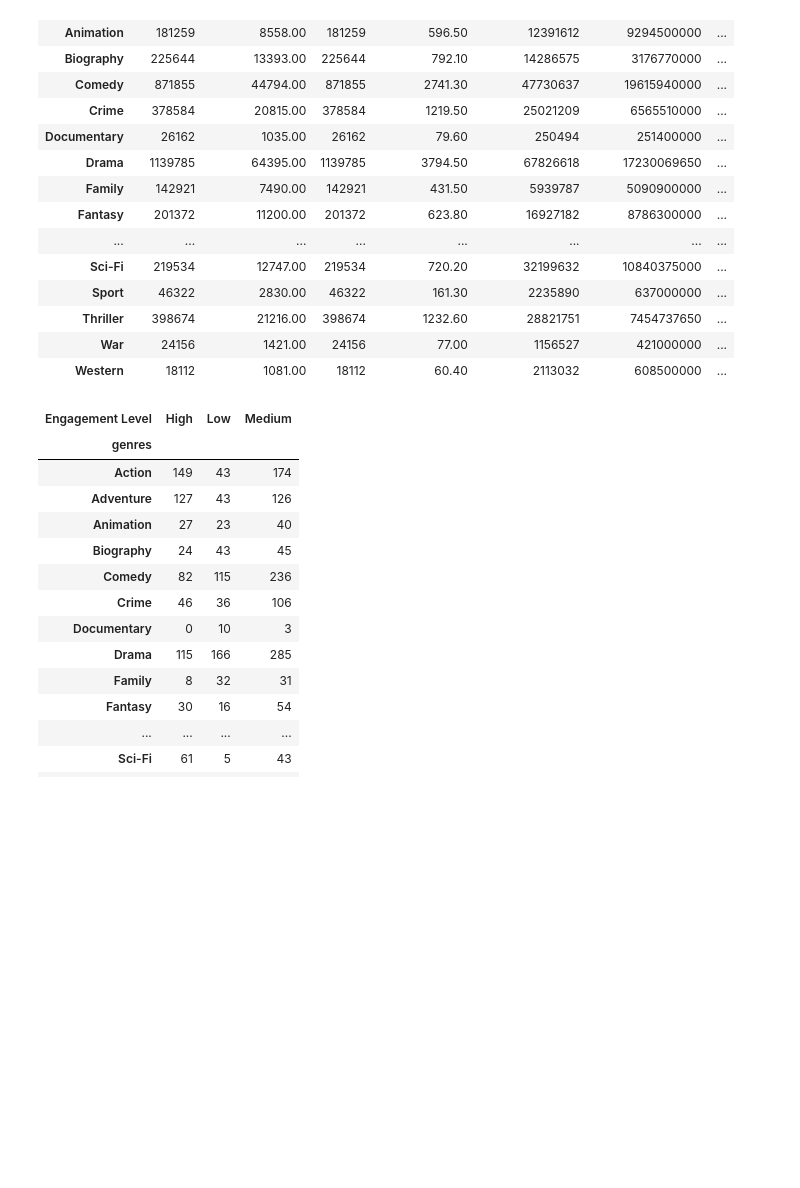
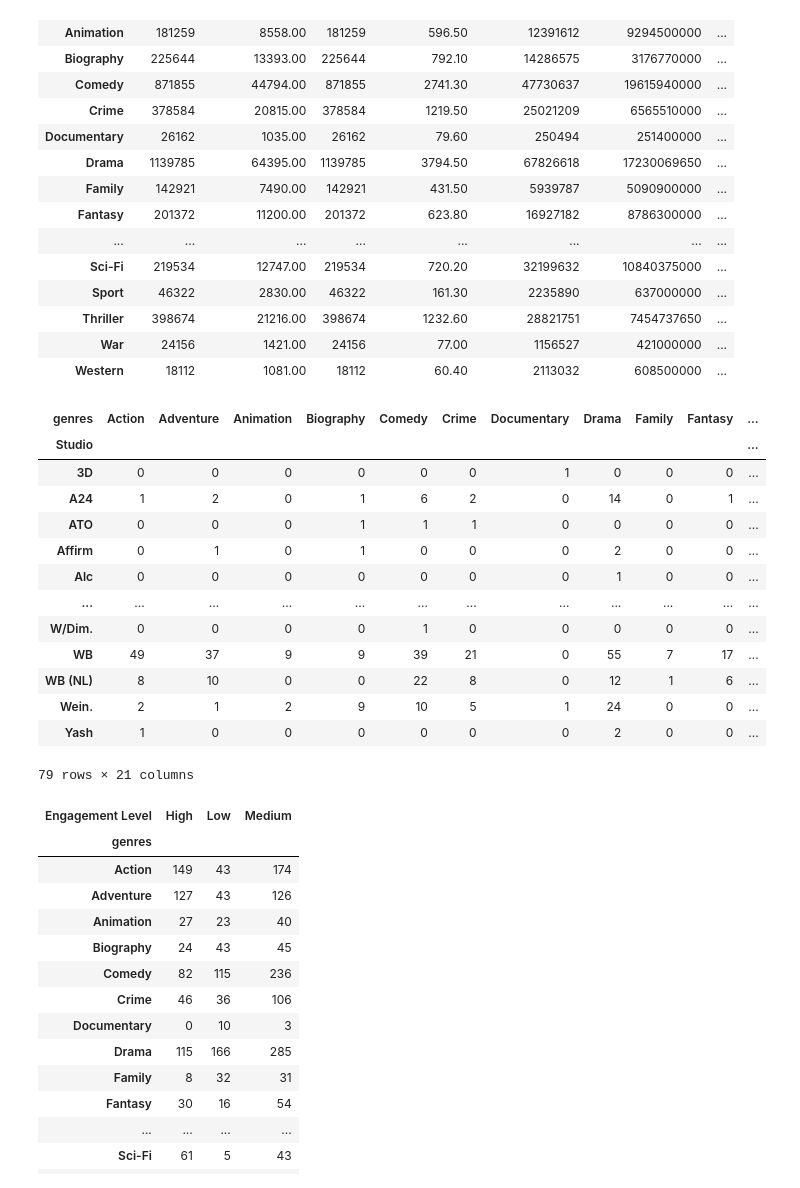
Before and after one commit to houleyemballo/AnalysisMovieData, a Jupyter notebook: Data Visualizations.ipynb, the cells around one changed output. Drawn from its saved outputs; the diff is of its cells as text; code cells hidden in the pictures; blank space fills up the shorter version.

```diff
--- a/Data Visualizations.ipynb
+++ b/Data Visualizations.ipynb
@@ -274,6 +274,25 @@ exploded_movie_df.groupby('genres').sum()
 | Thriller | 398674 | 21216.00 | 398674 | 1232.60 | 28821751 | 7454737650 | ... |
 | War | 24156 | 1421.00 | 24156 | 77.00 | 1156527 | 421000000 | ... |
 | Western | 18112 | 1081.00 | 18112 | 60.40 | 2113032 | 608500000 | ... |
+# %%
+studio_genre_engagement = pd.pivot_table(exploded_movie_df, values='Worldwide Gross', index=['Studio'],
+                    columns=['genres'], aggfunc='count', fill_value=0)
+studio_genre_engagement
+# %% [output]
+| genres | Action | Adventure | Animation | Biography | Comedy | Crime | Documentary | Drama | Family | Fantasy | ... |
+| Studio |  |  |  |  |  |  |  |  |  |  | ... |
+| 3D | 0 | 0 | 0 | 0 | 0 | 0 | 1 | 0 | 0 | 0 | ... |
+| A24 | 1 | 2 | 0 | 1 | 6 | 2 | 0 | 14 | 0 | 1 | ... |
+| ATO | 0 | 0 | 0 | 1 | 1 | 1 | 0 | 0 | 0 | 0 | ... |
+| Affirm | 0 | 1 | 0 | 1 | 0 | 0 | 0 | 2 | 0 | 0 | ... |
+| Alc | 0 | 0 | 0 | 0 | 0 | 0 | 0 | 1 | 0 | 0 | ... |
+| ... | ... | ... | ... | ... | ... | ... | ... | ... | ... | ... | ... |
+| W/Dim. | 0 | 0 | 0 | 0 | 1 | 0 | 0 | 0 | 0 | 0 | ... |
+| WB | 49 | 37 | 9 | 9 | 39 | 21 | 0 | 55 | 7 | 17 | ... |
+| WB (NL) | 8 | 10 | 0 | 0 | 22 | 8 | 0 | 12 | 1 | 6 | ... |
+| Wein. | 2 | 1 | 2 | 9 | 10 | 5 | 1 | 24 | 0 | 0 | ... |
+| Yash | 1 | 0 | 0 | 0 | 0 | 0 | 0 | 2 | 0 | 0 | ... |
+79 rows × 21 columns
 # %%
 profit_genre_engagement = pd.pivot_table(exploded_movie_df, values='Profit', index=['genres'],
                     columns=['Engagement Level'], aggfunc='count', fill_value=0)
```
Also changed, not shown: parts of 9 cells of this notebook.
